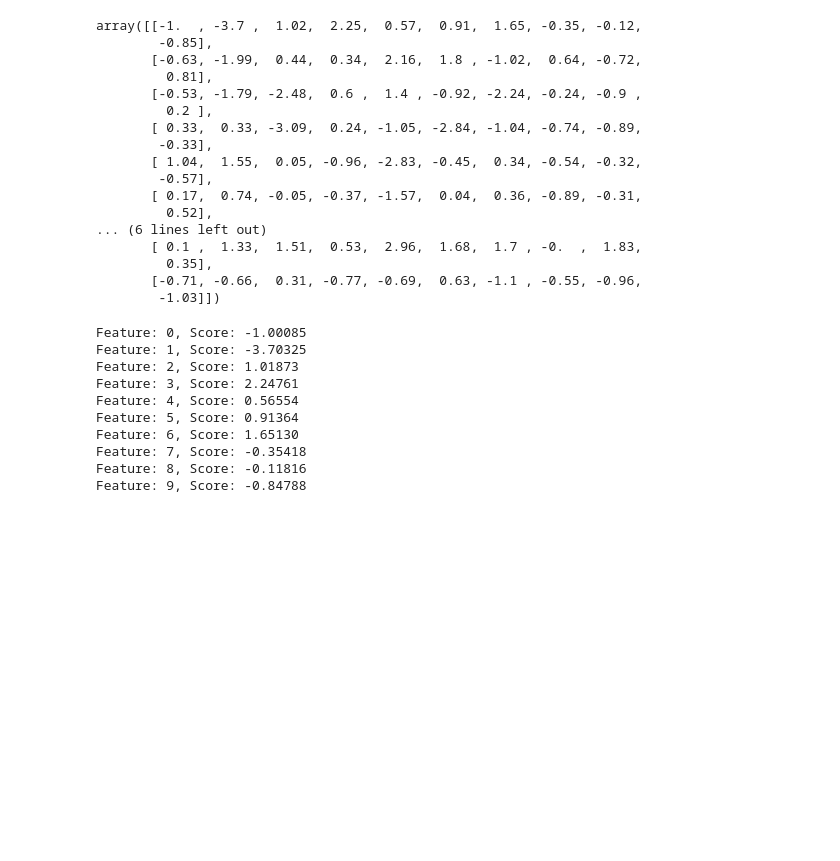
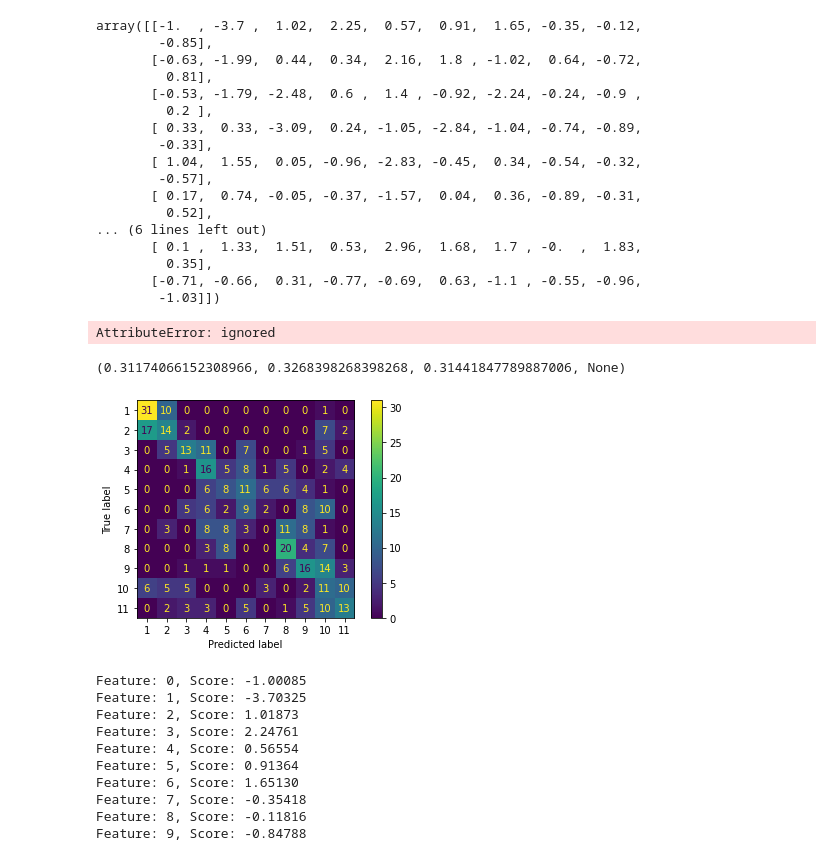
Before and after one commit to Vineet2107/HSO201_CourseProject, a Jupyter notebook: IME692_coure_project.ipynb, the cells around one changed output. Cells and saved outputs as stored; diff of their text form; code cells hidden in the pictures; blank space fills up the shorter version.

```diff
--- a/IME692_coure_project.ipynb
+++ b/IME692_coure_project.ipynb
@@ -276,7 +390,9 @@ from sklearn.model_selection import RepeatedStratifiedKFold
 from sklearn.linear_model import LogisticRegression
 
 model = LogisticRegression(fit_intercept=False,max_iter=1000)
+start=time.time()
 model.fit(x_train, y_logi)
+end=time.time()
 # # define the model evaluation procedure
 # cv = RepeatedStratifiedKFold(n_splits=20, n_repeats=11)
 # # evaluate the model and collect the scores
@@ -305,6 +423,23 @@ array([[-1.  , -3.7 ,  1.02,  2.25,  0.57,  0.91,  1.65, -0.35, -0.12,
          0.35],
        [-0.71, -0.66,  0.31, -0.77, -0.69,  0.63, -1.1 , -0.55, -0.96,
         -1.03]])
+# %%
+y_pred=model.predict(X_test)
+# %%
+model.evaluate(X_test, np.argmax(y_test,axis=-1))
+# %% [output]
+AttributeError: ignored
+# %%
+sklearn.metrics.precision_recall_fscore_support(np.argmax(y_test,axis=-1), y_pred, average='weighted')
+# %% [output]
+(0.31174066152308966, 0.3268398268398268, 0.31441847789887006, None)
+# %%
+confusion_matrix = sklearn.metrics.confusion_matrix(np.argmax(y_test,axis=-1), y_pred)
+cm_display = sklearn.metrics.ConfusionMatrixDisplay(confusion_matrix = confusion_matrix, display_labels = [1,2,3,4,5,6,7,8,9,10,11])
+cm_display.plot()
+plt.show()
+# %% [output]
+[figure, added]
 # %%
 from matplotlib import pyplot
 importance = model.coef_
```
Also changed, not shown: parts of 37 cells of this notebook.
